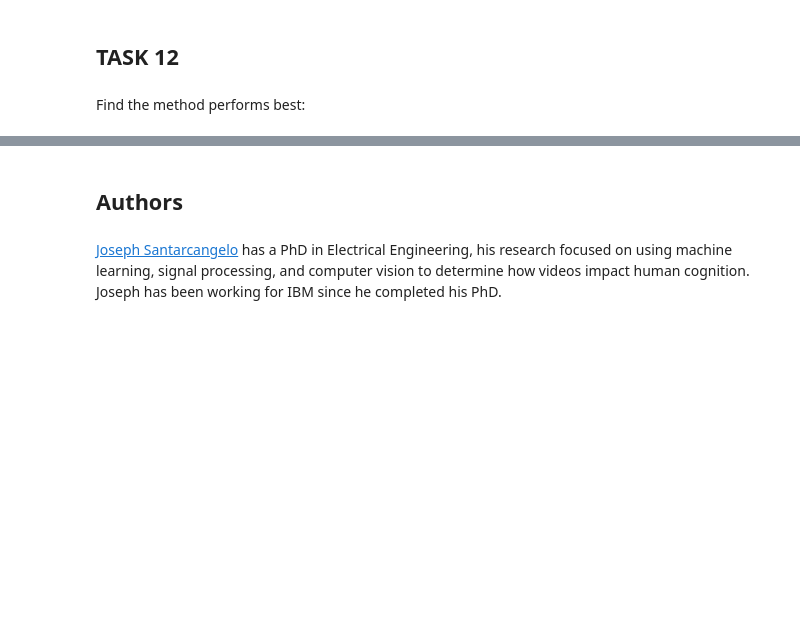
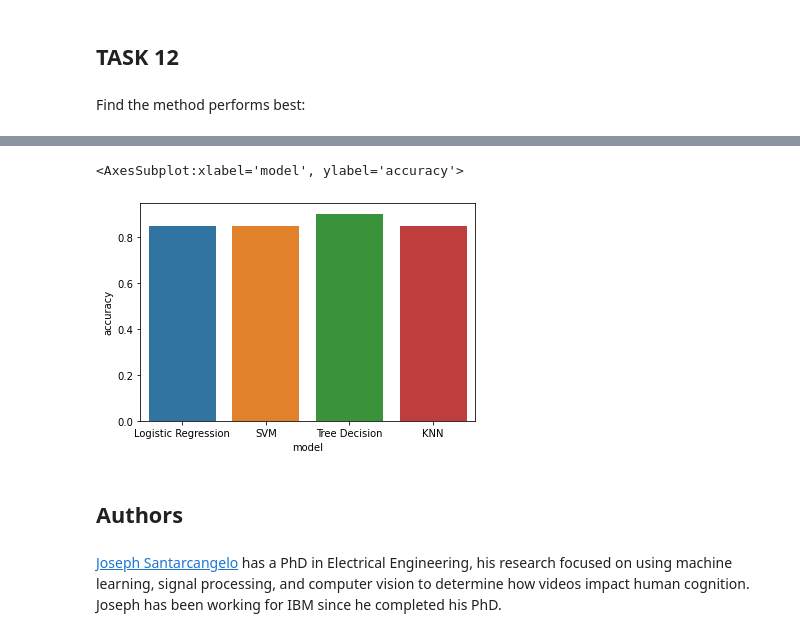
Before and after one commit to Edwina1030/SpaceY_data_science, a Jupyter notebook: Machine_Learning_Prediction.ipynb, the cells around one changed output, grey strips where cells are left out. Saved outputs shown, nothing was run; the diff lists cells and outputs as text; code cells hidden in the pictures; blank space fills up the shorter version.

```diff
--- a/Machine_Learning_Prediction.ipynb
+++ b/Machine_Learning_Prediction.ipynb
@@ -360,0 +385,4 @@ print(scores.index(max(scores)))
+# %%
+train_data_frame = pd.DataFrame(train_scores)
+train_data_frame.columns = ['accuracy']
+train_data_frame
@@ -360,0 +395,3 @@ print(scores.index(max(scores)))
+# %%
+train_data_frame['model'] = ['Logistic Regression','SVM','Tree Decision','KNN']
+train_data_frame
@@ -361,3 +404,8 @@ print(scores.index(max(scores)))
+# %%
+sns.barplot(x = 'model', y = 'accuracy',data = train_data_frame)
+# %% [output]
+<AxesSubplot:xlabel='model', ylabel='accuracy'>
+[figure, added]
 # %% [markdown]
 ## Authors
 # %% [markdown]
```
Also changed, not shown: parts of 14 cells of this notebook.
